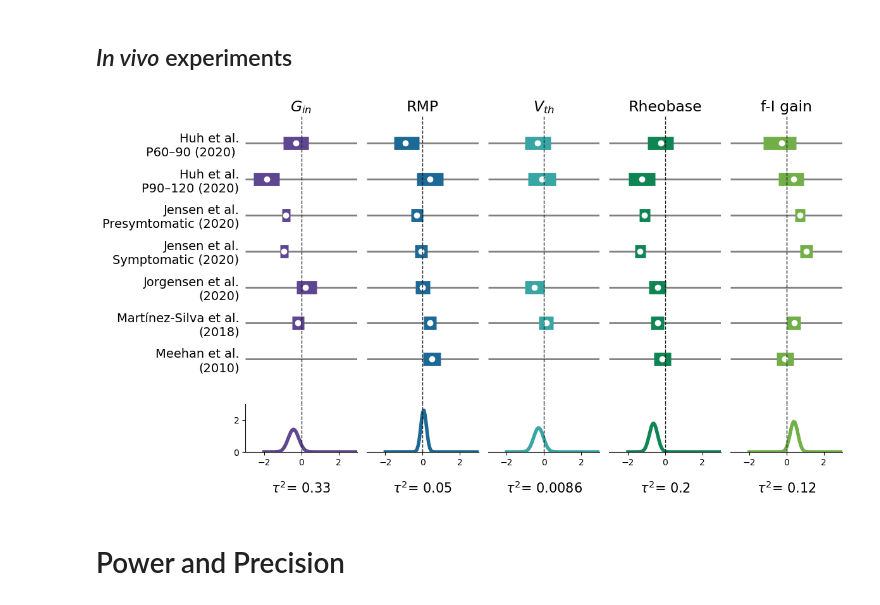
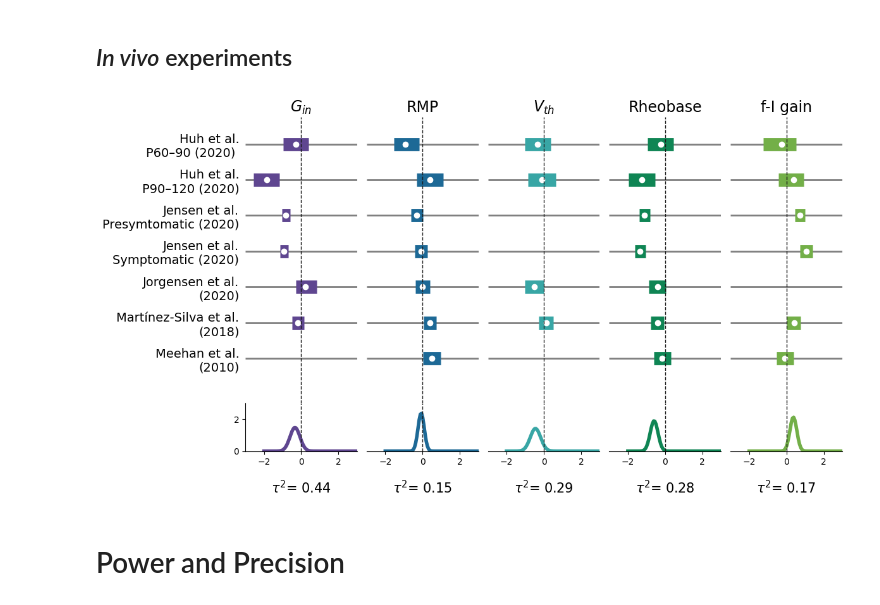
Before and after one commit to nuoxuxu/My-dissertation, a Jupyter notebook: my-dissertation.ipynb, the cells around one changed output. Cells and saved outputs as stored; diff of their text form; code cells hidden in the pictures.

```diff
--- a/my-dissertation.ipynb
+++ b/my-dissertation.ipynb
@@ -254,7 +251,7 @@ def summary(df):
             g = dabest_object.hedges_g.results['difference'][0]
             lo = dabest_object.hedges_g.results['bca_low'][0]
             hi = dabest_object.hedges_g.results['bca_high'][0]
-            var = ((hi-lo)/1.96)**2
+            var = (((hi-lo)/2)/1.96)**2
             if df['key'].unique()[0]=='Jorgensen2020':
                 transgene = 'G127X'
             else:
@@ -525,7 +512,7 @@ for ax, df in zip(axs.T[0], [full.loc[full['type']==subgroup] for subgroup in ['
     data = metacont(df).sort_values(by=['I^2'], ascending=True)
     x = data['weighted mean']
     y = data['weighted mean'].index.map(prop_labels)
-    ax.plot(x, y, 'ko', markersize=4, c='w')
+    ax.plot(x, y, 'o', markersize=4, c='w')
     x_low = data['lo']
     x_high = data['hi']
     ax.hlines(y, x_low, x_high, lw=10, color=next(default))
@@ -608,7 +595,7 @@ for prop, ax in zip(props, axes[0]):
     ax.plot(
         x,
         y,
-        'ko',
+        'o',
         markersize=4,
         c='w',
     )
@@ -641,7 +628,7 @@ for prop, ax in zip(props, axes[1]):
     x = np.linspace(-2, 2, 100)
     y = norm.pdf(np.linspace(-2, 2, 100),
                  overall.loc[prop, 'weighted mean'],
-                 sqrt(overall.loc[prop, 'variance']))
+                 np.sqrt(overall.loc[prop, 'variance']))
     tck = interpolate.splrep(x, y, s=0)
     xnew = np.arange(-2, 2*np.pi, np.pi/50)
     ynew = interpolate.splev(xnew, tck, der=0)
@@ -703,7 +690,7 @@ for prop, ax in zip(props, axes[0]):
     ax.plot(
         x,
         y,
-        'ko',
+        'o',
         markersize=4,
         c='w'
     )
@@ -734,7 +721,7 @@ for prop, ax in zip(props, axes[1]):
     x = np.linspace(-2, 2, 100)
     y = norm.pdf(np.linspace(-2, 2, 100),
                  overall.loc[prop, 'weighted mean'],
-                 sqrt(overall.loc[prop, 'variance']))
+                 np.sqrt(overall.loc[prop, 'variance']))
     tck = interpolate.splrep(x, y, s=0)
     xnew = np.arange(-2, 2*np.pi, np.pi/50)
     ynew = interpolate.splev(xnew, tck, der=0)
@@ -790,7 +777,7 @@ for prop, ax in zip(props, axes[0]):
     ax.plot(
         x,
         y,
-        'ko',
+        'o',
         markersize=6,
         c='w'
     )
@@ -822,35 +809,35 @@ for prop, ax in zip(props, axes[1]):
     ax.set_xlim(-3,3)
     #spline
     x = np.linspace(-2, 2, 100)
     y = norm.pdf(np.linspace(-2, 2, 100),
                  overall.loc[prop, 'weighted mean'],
-                 sqrt(overall.loc[prop, 'variance']))
+                 np.sqrt(overall.loc[prop, 'variance']))
     tck = interpolate.splrep(x, y, s=0)
     xnew = np.arange(-2, 2*np.pi, np.pi/50)
     ynew = interpolate.splev(xnew, tck, der=0)
     ax.plot(xnew,ynew, c=next(cycler), lw=4)
     #ax.hlines(y,*ax.get_xlim(), lw=0.5, color='grey', zorder=-1)
     ax.axvline(0,ls='--',c='k', lw=1)
     #sns.despine(left=True, right=True, top=True, bottom=False)
     ax.spines['top'].set_visible(False)
     ax.spines['right'].set_visible(False)
     ax.set_ylim(0,3)
     #ax.fill_between(x, y, 0, color=next(cycler))
     ax.text(0.5, -0.6,
             '$τ^2$= ' + str('{:.2}'.format(overall.loc[prop,'tau^2'])),
             horizontalalignment='center',
             verticalalignment='top',
             transform=ax.transAxes,
            fontsize=15)
 for ax in axes[1, 1:11]:
     ax.spines['left'].set_visible(False)
     for tick in ax.get_yticklines():
         tick.set_visible(False)
 fig.tight_layout()
 plt.subplots_adjust(hspace = .001)
 fig.savefig('./images/in_vivo2.pdf')
 # %% [output]
-[figure, old version]
+[figure, new version]
 # %% [markdown]
 # Power and Precision
 # %%
```
Also changed, not shown: parts of 11 cells of this notebook, 13 other files.
